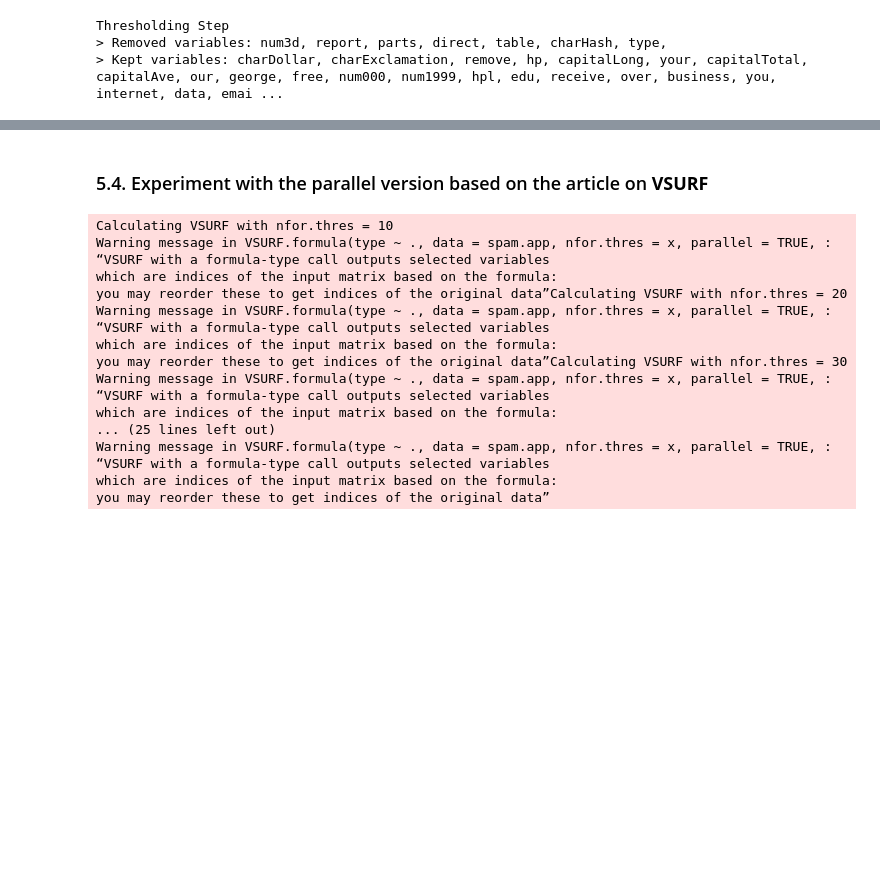
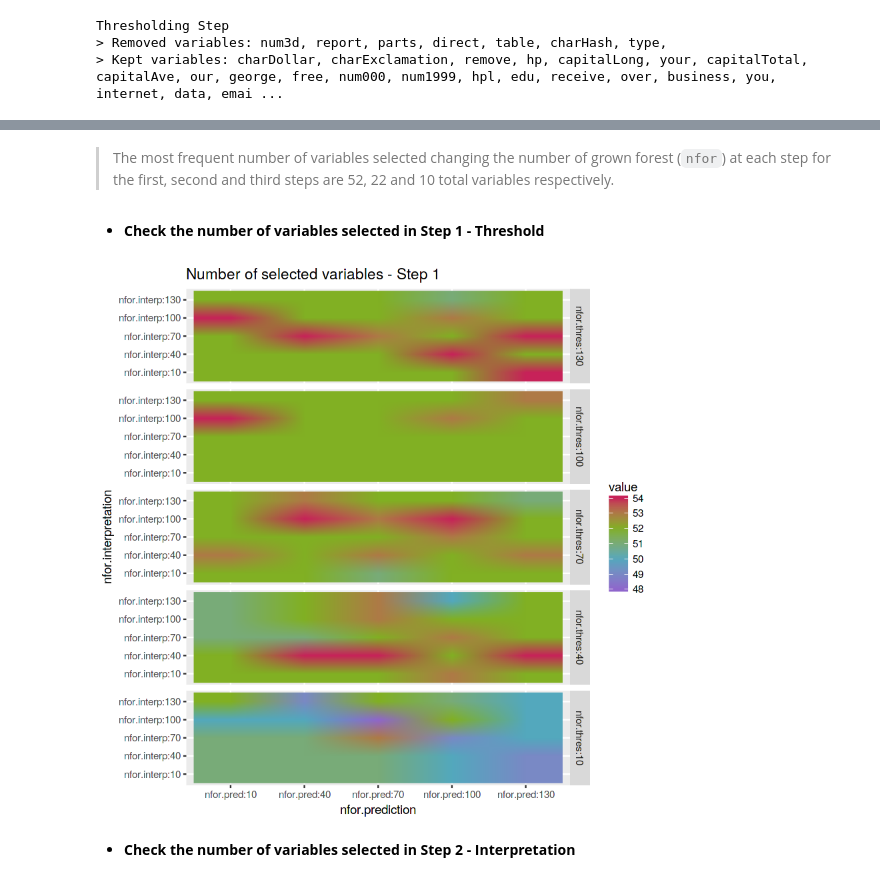
Before and after one commit to guzmanlopez/ACRRF_course, a Jupyter notebook: trabajo-final.ipynb, the cells around one changed output, grey strips where cells are left out. Cells and saved outputs as stored; diff of their text form; code cells hidden in the pictures; blank space fills up the shorter version.

Commit message:
final-version

```diff
--- a/trabajo-final.ipynb
+++ b/trabajo-final.ipynb
@@ -1453,0 +1435,13 @@ Prediction Step
+# %%
+# All combinations for the different nfor values in each step
+list.nfor <- lapply(nfor.list, function(x) {
+    message(paste0("\n Calculating VSURF with nfor.thres: ", x$nfor.thres,
+                   ", nfor.interp.values: ", x$nfor.interp,
+                   " and nfor.pred: ", x$nfor.pred, "."))
+
+    VSURF(type ~ ., data = spam.app,
+          nfor.thres = x$nfor.thres,
+          nfor.interp.values = x$nfor.interp,
+          nfor.pred = x$nfor.pred,
+          parallel = TRUE)
+    })
@@ -1453,0 +1499,30 @@ Prediction Step
+# %% [markdown]
+> The most frequent number of variables selected changing the number of grown forest (`nfor`) at each step for the first, second and third steps are 52, 22 and 10 total variables respectively.
+# %% [markdown]
+- **Check the number of variables selected in Step 1 - Threshold**
+# %%
+matrix_nfor.thresh <- reshape2::melt(array.numberof.varselect.thres[1,,]) %>%
+                        mutate(nfor.thres = "nfor.thres:10") %>%
+                            rbind(reshape2::melt(array.numberof.varselect.thres[2,,]) %>%
+                                    mutate(nfor.thres = "nfor.thres:40")) %>%
+                                        rbind(reshape2::melt(array.numberof.varselect.thres[3,,]) %>%
+                                                mutate(nfor.thres = "nfor.thres:70")) %>%
+                                                    rbind(reshape2::melt(array.numberof.varselect.thres[4,,]) %>%
+                                                         mutate(nfor.thres = "nfor.thres:100")) %>%
+                                                            rbind(reshape2::melt(array.numberof.varselect.thres[5,,]) %>%
+                                                                    mutate(nfor.thres = "nfor.thres:130"))
+# %%
+# Plot matrix
+ggplot(matrix_nfor.thresh) +
+geom_raster(aes(x = Var2, y = Var1, fill = value), interpolate = TRUE) +
+labs(x = "nfor.prediction", y = "nfor.interpretation", title = "Number of selected variables - Step 1") +
+scale_fill_gradientn(colours = c(purple, blue, green, red)) +
+facet_grid(factor(nfor.thres, levels = c("nfor.thres:130",
+                                         "nfor.thres:100",
+                                         "nfor.thres:70",
+                                         "nfor.thres:40",
+                                         "nfor.thres:10")) ~ .)
+# %% [output]
+[figure, added]
+# %% [markdown]
+- **Check the number of variables selected in Step 2 - Interpretation**
@@ -1454,35 +1540,2 @@ Prediction Step
 # %%
 save.image("data.RData")
-# %% [markdown]
-### 5.4. Experiment with the parallel version based on the article on **VSURF**
-# %%
-# Try different thresholds values (tuning the function)
-
-# Number of forest to grown values for each step (from 10 to 100)
-nfor.thres.values <- seq(0, 100, by = 10)[-1]
-nfor.interp.values <- seq(0, 100, by = 10)[-1]
-nfor.pred.values <- seq(0, 100, by = 10)[-1]
-
-# All combinations for the different nfor values in each step
-list.nfor.thres <- lapply(nfor.thres.values, function(x) {
-    message(paste0("\n Calculating VSURF with nfor.thres = ", x))
-    VSURF(type ~ ., data = spam.app, nfor.thres = x, parallel = TRUE, clusterType = "PSOCK", ncores = detectCores() - 1)
-})
-# %% [output]
-Calculating VSURF with nfor.thres = 10
-Warning message in VSURF.formula(type ~ ., data = spam.app, nfor.thres = x, parallel = TRUE, :
-“VSURF with a formula-type call outputs selected variables
-which are indices of the input matrix based on the formula:
-you may reorder these to get indices of the original data”Calculating VSURF with nfor.thres = 20
-Warning message in VSURF.formula(type ~ ., data = spam.app, nfor.thres = x, parallel = TRUE, :
-“VSURF with a formula-type call outputs selected variables
-which are indices of the input matrix based on the formula:
-you may reorder these to get indices of the original data”Calculating VSURF with nfor.thres = 30
-Warning message in VSURF.formula(type ~ ., data = spam.app, nfor.thres = x, parallel = TRUE, :
-“VSURF with a formula-type call outputs selected variables
-which are indices of the input matrix based on the formula:
-... (25 lines left out)
-Warning message in VSURF.formula(type ~ ., data = spam.app, nfor.thres = x, parallel = TRUE, :
-“VSURF with a formula-type call outputs selected variables
-which are indices of the input matrix based on the formula:
-you may reorder these to get indices of the original data”
```
Also changed, not shown: parts of 73 cells of this notebook, 27 other files.
